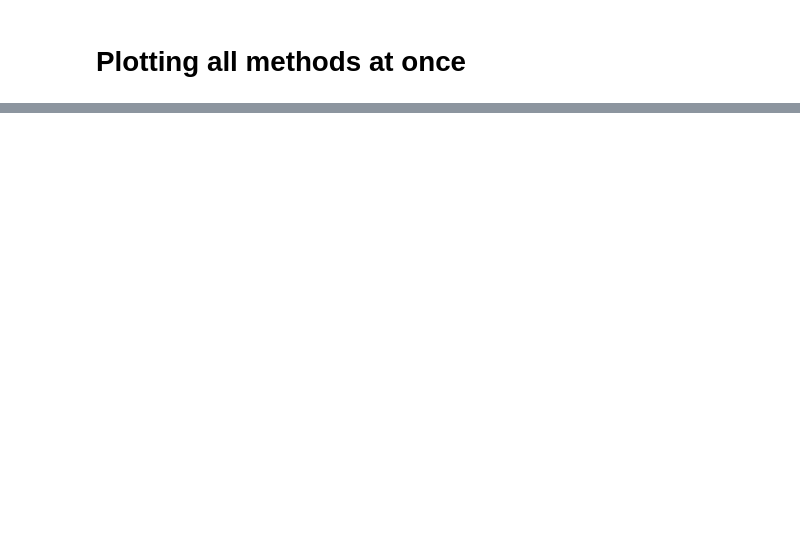
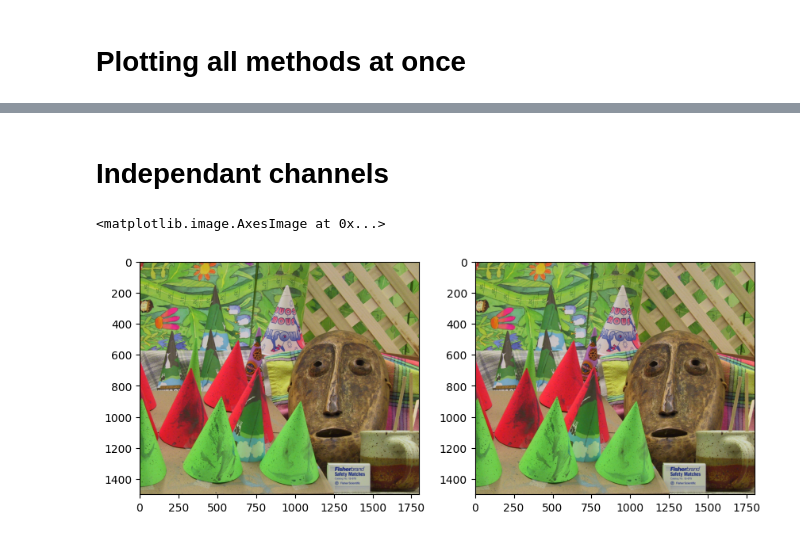
Before and after one commit to Roman-Malinowski/Histogram_transfer, a Jupyter notebook: methods_comparison.ipynb, the cells around one changed output, grey strips where cells are left out. Drawn from its saved outputs; the diff is of its cells as text; code cells hidden in the pictures; blank space fills up the shorter version.

```diff
--- a/methods_comparison.ipynb
+++ b/methods_comparison.ipynb
@@ -283,0 +215,2 @@ lms, img_XYZ = cvt_back_ruderman(log_ruderman)
+# %% [markdown]
+# Independant channels
@@ -283,0 +227,16 @@ lms, img_XYZ = cvt_back_ruderman(log_ruderman)
+# %%
+image_XYZ = cv.cvtColor(image_BGR, cv.COLOR_BGR2XYZ)
+ruderman = cvt_ruderman(image_XYZ)
+img_XYZ = cvt_back_ruderman(ruderman)
+
+img_XYZ[np.nonzero(~(img_XYZ>0))] = 0  # removes nan
+img_XYZ = np.round(img_XYZ).astype(dtype=image_XYZ.dtype)  # int8 creates some issue (values from -128 to 127)
+
+img_BGR = cv.cvtColor(img_XYZ, cv.COLOR_XYZ2RGB)
+# %%
+fig, axes = plt.subplots(nrows=1, ncols=2, figsize=(10,10))
+axes[0].imshow(cv.cvtColor(image_BGR, cv.COLOR_BGR2RGB))
+axes[1].imshow(img_BGR)
+# %% [output]
+<matplotlib.image.AxesImage at 0x...>
+[figure, added]
```
Also changed, not shown: parts of 17 cells of this notebook, 1 other file.
